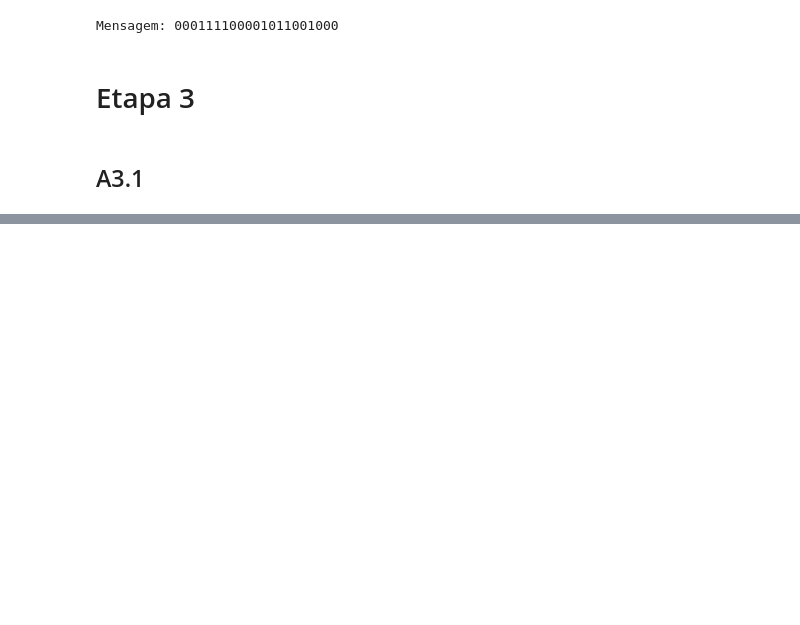
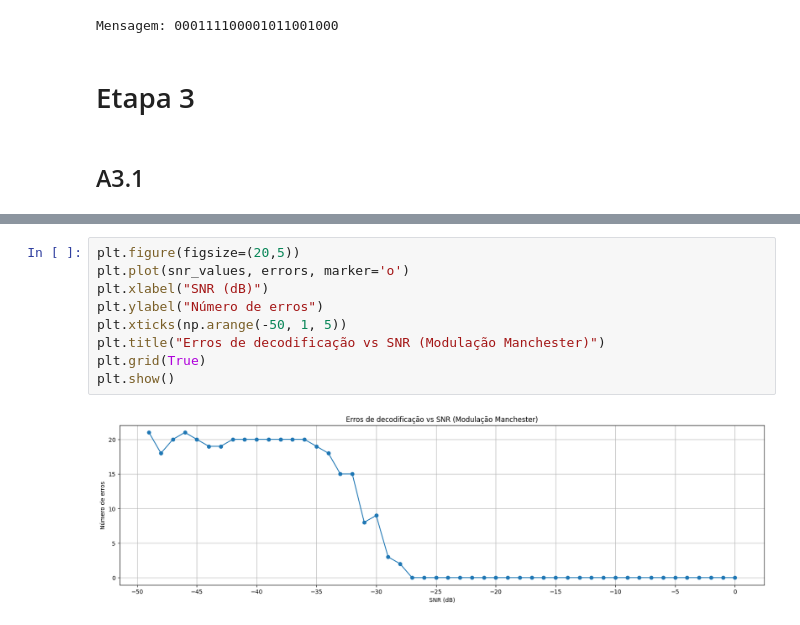
Before and after one commit to gabrielgermanoDS/redes, a Jupyter notebook: lab01/modulacao/lab_notebook.ipynb, the cells around one changed output, grey strips where cells are left out. Saved outputs shown, nothing was run; the diff lists cells and outputs as text; blank space fills up the shorter version.

```diff
--- a/lab01/modulacao/lab_notebook.ipynb
+++ b/lab01/modulacao/lab_notebook.ipynb
@@ -749,0 +831,11 @@ print(f"  Correto: {original_bits == decoded}\n")
+# %%
+plt.figure(figsize=(20,5))
+plt.plot(snr_values, errors, marker='o')
+plt.xlabel("SNR (dB)")
+plt.ylabel("Número de erros")
+plt.xticks(np.arange(-50, 1, 5))
+plt.title("Erros de decodificação vs SNR (Modulação Manchester)")
+plt.grid(True)
+plt.show()
+# %% [output]
+[figure, added]
```
Also changed, not shown: parts of 12 cells of this notebook, 1 other file.
